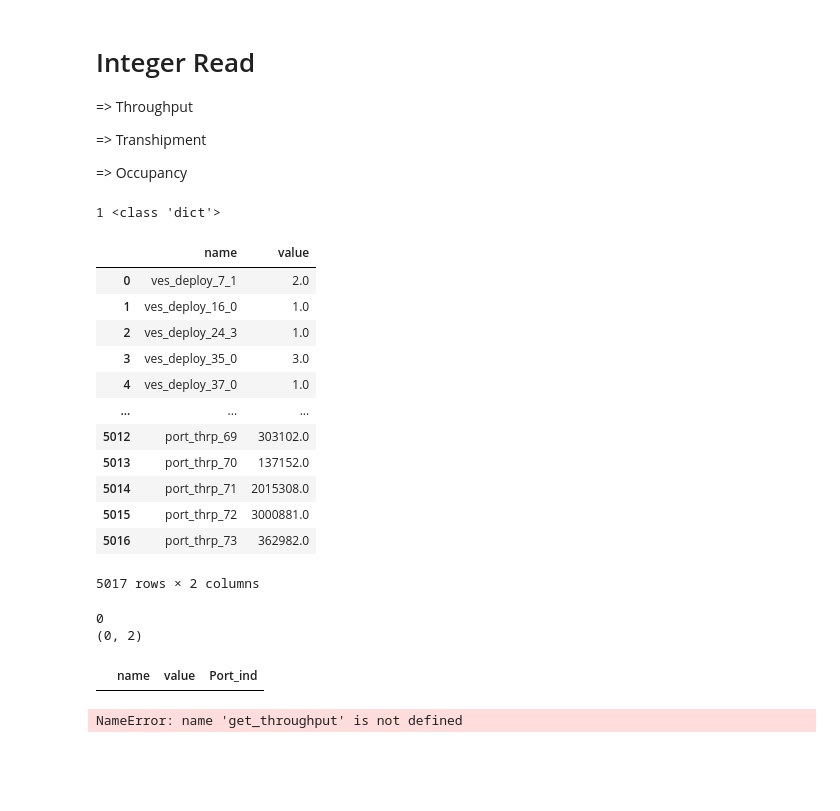
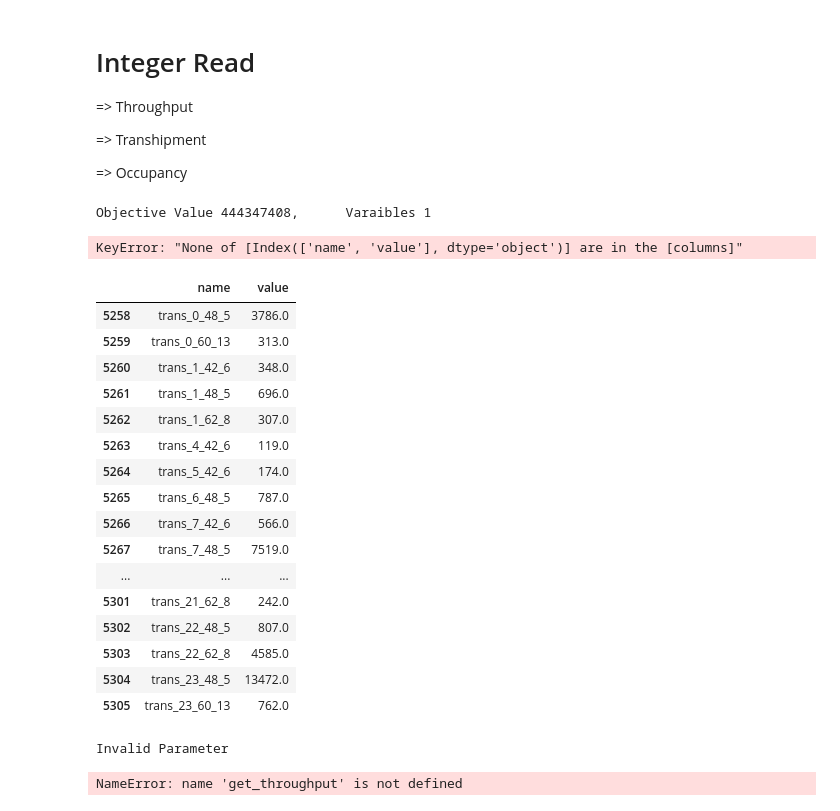
Before and after one commit to kevinkiki/MEMCCNF, a Jupyter notebook: sol_reader.ipynb, the cells around one changed output. Cells and saved outputs as stored; diff of their text form; code cells hidden in the pictures; blank space fills up the shorter version.

Commit message:
Model_3.5,pyscript fix port info, obj function,

```diff
--- a/sol_reader.ipynb
+++ b/sol_reader.ipynb
@@ -31,4 +22,0 @@ len(sol1),type(sol1)
-# %%
-res = len(sol1['CPLEXSolution']['variables'])
-res_df = pd.DataFrame(sol1['CPLEXSolution']['variables'])[['name','value']]
-res_df
@@ -75,8 +22,0 @@ sol1['CPLEXSolution']['variables'][1]
-# %%
-with open('Solution_relaxed.json') as json_file:
-    sol1 =json.load(json_file)
-print(len(sol1),type(sol1))
-res = len(sol1['CPLEXSolution']['variables'])
-res_df = pd.DataFrame(sol1['CPLEXSolution']['variables'],)[['name','value']]
-res_df['value'] = res_df['value'].astype(float)
-res_df
@@ -164 +78,12 @@ port_berth
+# %%
+def import_json_sol(jsonpath):
+    with open(jsonpath) as json_file:
+        sol1 =json.load(json_file)
+    res = len(sol1['CPLEXSolution']['variables'])
+    obj = int(float(sol1['CPLEXSolution']['header']['objectiveValue']))
+    print(f"Objective Value {obj}, \tVaraibles {res}")
+    res_df = pd.DataFrame(sol1['CPLEXSolution']['variables'],)[['name','value']]
+    res_df['value'] = res_df['value'].astype(float)
+    # lst.name
+    return obj,res_df
 # %%
@@ -238,34 +173,35 @@ def get_ope_param(df,param):
  => Transhipment
 
  => Occupancy
-# %%
-with open('Solution_Master_int.json') as json_file:
-    sol1 =json.load(json_file)
-print(len(sol1),type(sol1))
-res = len(sol1['CPLEXSolution']['variables'])
-res_df = pd.DataFrame(sol1['CPLEXSolution']['variables'],)[['name','value']]
-res_df['value'] = res_df['value'].astype(float)
-res_df
-# %% [output]
-1 <class 'dict'>
-|  | name | value |
-| 0 | ves_deploy_7_1 | 2.0 |
-| 1 | ves_deploy_16_0 | 1.0 |
-| 2 | ves_deploy_24_3 | 1.0 |
-| 3 | ves_deploy_35_0 | 3.0 |
-| 4 | ves_deploy_37_0 | 1.0 |
-| ... | ... | ... |
-| 5012 | port_thrp_69 | 303102.0 |
-| 5013 | port_thrp_70 | 137152.0 |
-| 5014 | port_thrp_71 | 2015308.0 |
-| 5015 | port_thrp_72 | 3000881.0 |
-| 5016 | port_thrp_73 | 362982.0 |
-5017 rows × 2 columns
+# %%
+obj, res_df = import_json_sol('Solution_2015_02151851.json')
+res_df
+# %% [output]
+Objective Value 444347408,      Varaibles 1
+KeyError: "None of [Index(['name', 'value'], dtype='object')] are in the [columns]"
+# %%
+res_df[res_df.name.str[:5]=='trans'].name
+# %% [output]
+|  | name | value |
+| 5258 | trans_0_48_5 | 3786.0 |
+| 5259 | trans_0_60_13 | 313.0 |
+| 5260 | trans_1_42_6 | 348.0 |
+| 5261 | trans_1_48_5 | 696.0 |
+| 5262 | trans_1_62_8 | 307.0 |
+| 5263 | trans_4_42_6 | 119.0 |
+| 5264 | trans_5_42_6 | 174.0 |
+| 5265 | trans_6_48_5 | 787.0 |
+| 5266 | trans_7_42_6 | 566.0 |
+| 5267 | trans_7_48_5 | 7519.0 |
+| ... | ... | ... |
+| 5301 | trans_21_62_8 | 242.0 |
+| 5302 | trans_22_48_5 | 807.0 |
+| 5303 | trans_22_62_8 | 4585.0 |
+| 5304 | trans_23_48_5 | 13472.0 |
+| 5305 | trans_23_60_13 | 762.0 |
 # %%
-get_ope_param(res_df,'port_trans')
+get_ope_param(res_df,'Port_trans')
 # %% [output]
-0
-(0, 2)
+Invalid Parameter
-|  | name | value | Port_ind |
 # %%
 # [s for s in val_all if 'ves_deploy' in s]
```
Also changed, not shown: parts of 21 cells of this notebook, 21 other files.
